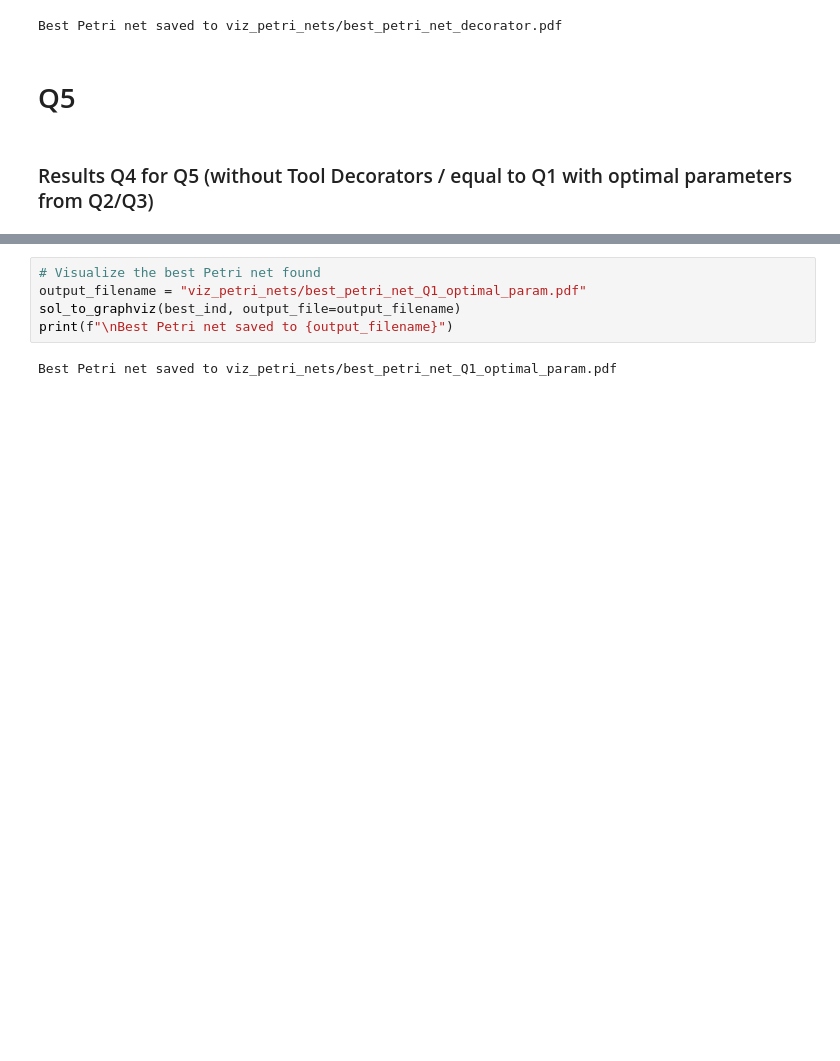
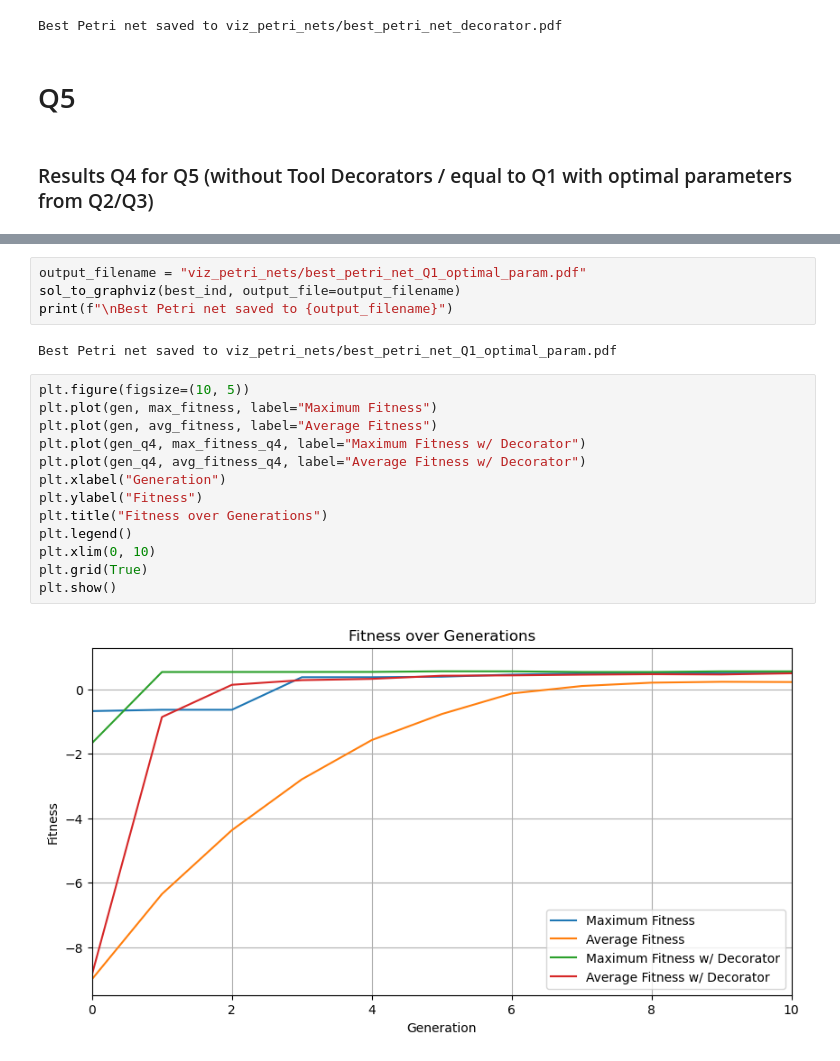
Before and after one commit to QuintenTijn/Decision_with_AI, a Jupyter notebook: Code_final.ipynb, the cells around one changed output, grey strips where cells are left out. Cells and saved outputs as stored; diff of their text form; blank space fills up the shorter version.

```diff
--- a/Code_final.ipynb
+++ b/Code_final.ipynb
@@ -816,7 +759,21 @@ plt.show()
 # %%
-# Visualize the best Petri net found
 output_filename = "viz_petri_nets/best_petri_net_Q1_optimal_param.pdf"
 sol_to_graphviz(best_ind, output_file=output_filename)
 print(f"\nBest Petri net saved to {output_filename}")
 # %% [output]
 Best Petri net saved to viz_petri_nets/best_petri_net_Q1_optimal_param.pdf
+# %%
+plt.figure(figsize=(10, 5))
+plt.plot(gen, max_fitness, label="Maximum Fitness")
+plt.plot(gen, avg_fitness, label="Average Fitness")
+plt.plot(gen_q4, max_fitness_q4, label="Maximum Fitness w/ Decorator")
+plt.plot(gen_q4, avg_fitness_q4, label="Average Fitness w/ Decorator")
+plt.xlabel("Generation")
+plt.ylabel("Fitness")
+plt.title("Fitness over Generations")
+plt.legend()
+plt.xlim(0, 10)
+plt.grid(True)
+plt.show()
+# %% [output]
+[figure, added]
```
Also changed, not shown: parts of 22 cells of this notebook.
